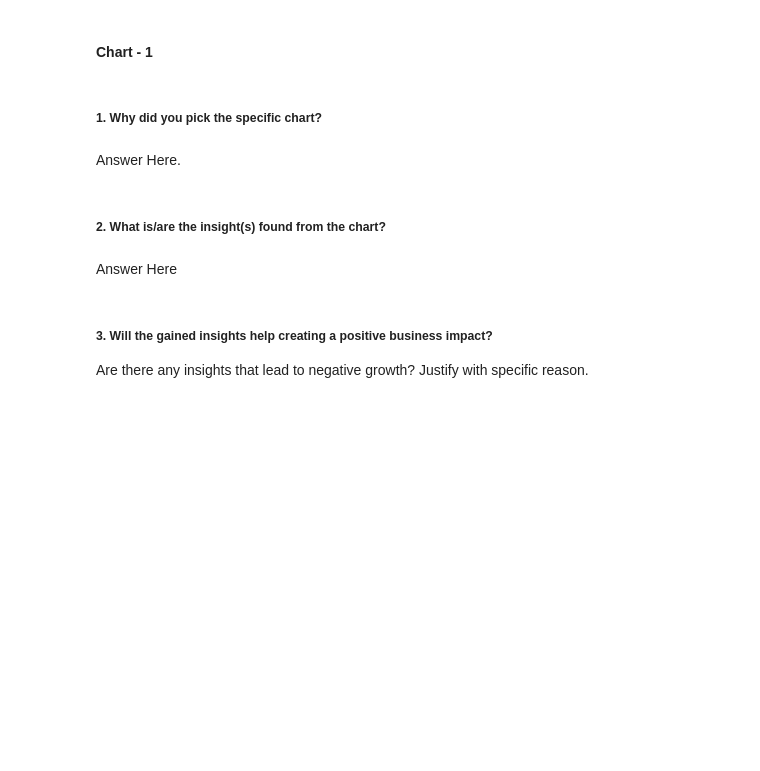
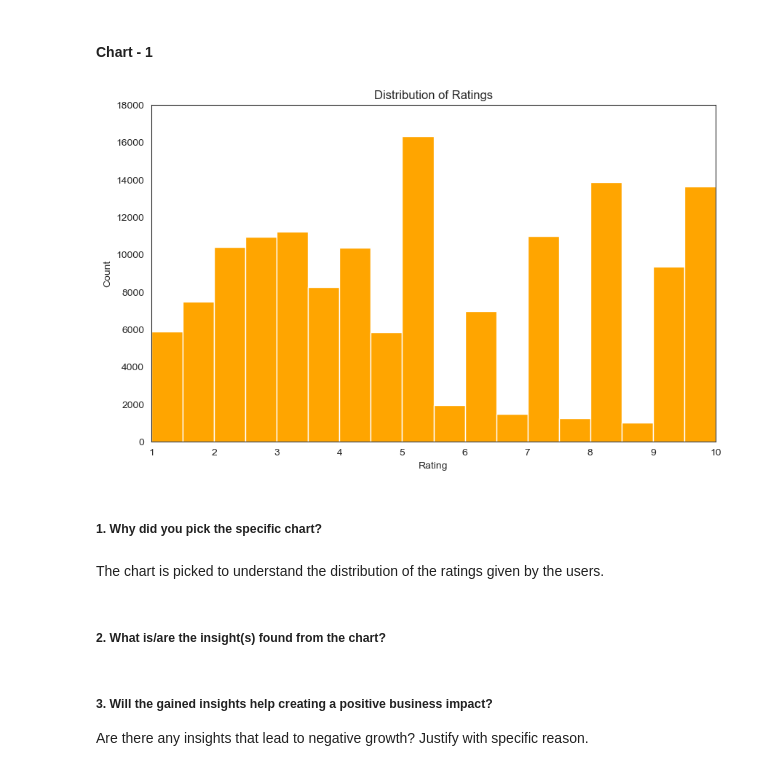
Before and after one commit to pra-sh-ant/Book-Recommendation-System, a Jupyter notebook: BOOK_RECOMMENDER_SYSTEM.ipynb, the cells around one changed output. Saved outputs shown, nothing was run; the diff lists cells and outputs as text; code cells hidden in the pictures; blank space fills up the shorter version.

```diff
--- a/BOOK_RECOMMENDER_SYSTEM.ipynb
+++ b/BOOK_RECOMMENDER_SYSTEM.ipynb
@@ -409,0 +624,3 @@ df.head(3)
+# %%
+#number of ratings for each book
+books['Number of Ratings'] = books['ISBN'].map(ratings.groupby('ISBN')['Book-Rating'].count())
@@ -409,0 +643,8 @@ df.head(3)
+# %%
+#converting year of publication to numeric
+books['Year-Of-Publication'] = pd.to_numeric(books['Year-Of-Publication'], errors='coerce')
+# %%
+#The value 0 for Year-Of_Publication is invalid and as this dataset was published in 2004, We have assumed that the years after 2006 to be invalid and setting invalid years as NaN values
+books.loc[(books['Year-Of-Publication'] > 2006) | (books['Year-Of-Publication'] == 0), 'Year-Of-Publication'] = np.NAN
+#filling NaN values with mean
+books['Year-Of-Publication'].fillna(round(books['Year-Of-Publication'].mean()), inplace=True)
@@ -415,21 +665,26 @@ Answer Here.
 ## ***4. Data Vizualization, Storytelling & Experimenting with charts : Understand the relationships between variables***
 # %% [markdown]
 #### Chart - 1
-# %%
-# Chart - 1 visualization code
-# most popular rating
-plt.figure(figsize=[8,5])
-plt.rc('font', size=12)
-plt.title('\nMost popular ratings\n')
-sns.countplot(data=df, x='book_rating',palette='Set2')
+# %%
+# Chart - 1
+# Distribution of Ratings 1- 10
+plt.figure(figsize=(10,6))
+plt.title('Distribution of Ratings')
+plt.xlabel('Rating')
+plt.ylabel('Count')
+plt.hist(books['Rating'], bins=20, color='orange')
+plt.xlim(1,10)
+plt.xticks(np.arange(1,11))
+plt.ylim(0,18000)
+plt.show()
+# %% [output]
+[figure, added]
 # %% [markdown]
 ##### 1. Why did you pick the specific chart?
-# %% [markdown]
-Answer Here.
+# %% [markdown]
+The chart is picked to understand the distribution of the ratings given by the users.
 # %% [markdown]
 ##### 2. What is/are the insight(s) found from the chart?
-# %% [markdown]
-Answer Here
 # %% [markdown]
 ##### 3. Will the gained insights help creating a positive business impact?
 Are there any insights that lead to negative growth? Justify with specific reason.
```
Also changed, not shown: parts of 60 cells of this notebook.
